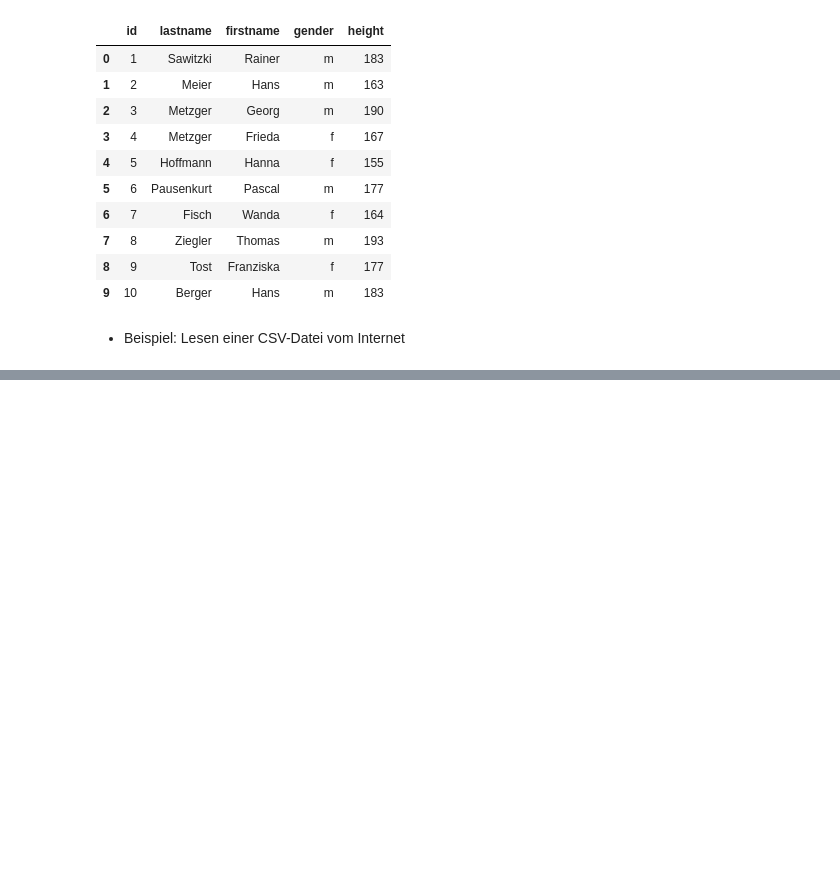
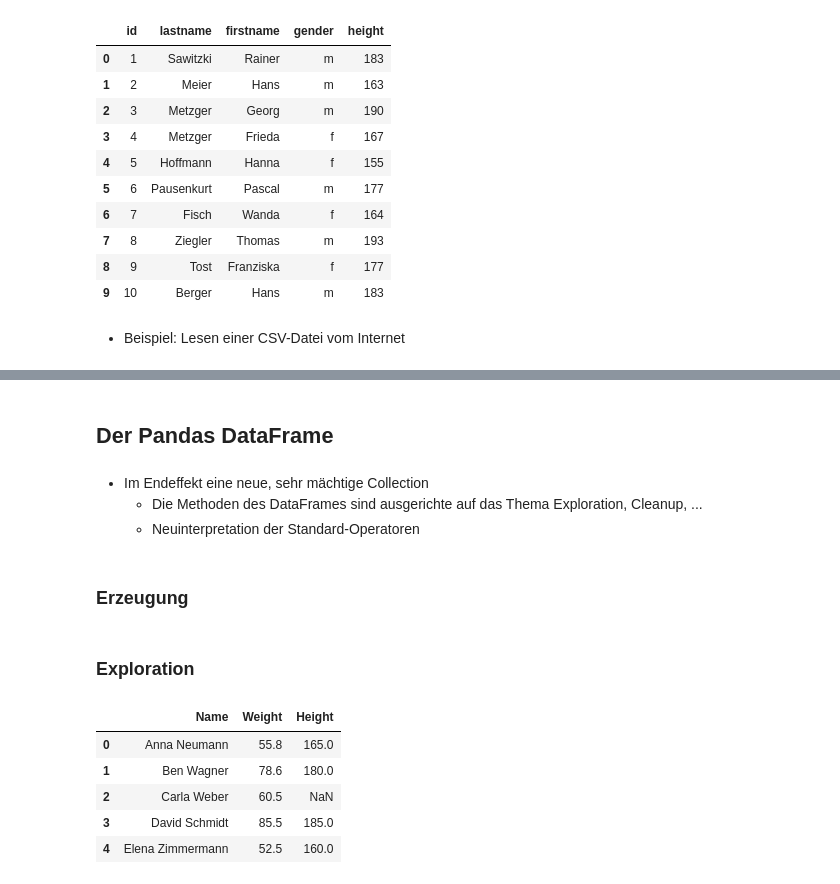
Before and after one commit to Javacream/org.javacream.training.python, a Jupyter notebook: DataAnalysis/first_data_analysis.ipynb, the cells around one changed output, grey strips where cells are left out. Cells and saved outputs as stored; diff of their text form; code cells hidden in the pictures; blank space fills up the shorter version.

Commit message:
Exploration, Erkennen von Lücken in den Daten

```diff
--- a/DataAnalysis/first_data_analysis.ipynb
+++ b/DataAnalysis/first_data_analysis.ipynb
@@ -99,3 +99,24 @@ pd.read_csv('https://raw.githubusercontent.com/lawlesst/vivo-sample-data/refs/he
 | 37 | 2383 | Page, Winnie | Winnie | Page | NaN | PageW@univ.edu | 963.555.9366 | 963.777.3202 | Curator |
 | 38 | 2146 | Sparks, Ezra | Ezra | Sparks | NaN | SparksE@univ.edu | 963.555.9390 | 963.777.9273 | Assistant Professor |
 | 39 | 3958 | Kaufman, Elba | Elba | Kaufman | NaN | KaufmanE@univ.edu | 963.555.9507 | 963.777.3298 | Professor |
+# %% [markdown]
+## Der Pandas DataFrame
+# %% [markdown]
+* Im Endeffekt eine neue, sehr mächtige Collection
+  * Die Methoden des DataFrames sind ausgerichte auf das Thema Exploration, Cleanup, ...
+  * Neuinterpretation der Standard-Operatoren
+# %% [markdown]
+### Erzeugung
+# %%
+df = pd.read_csv('people.csv')
+# %% [markdown]
+### Exploration
+# %%
+df.head()
+# %% [output]
+|  | Name | Weight | Height |
+| 0 | Anna Neumann | 55.8 | 165.0 |
+| 1 | Ben Wagner | 78.6 | 180.0 |
+| 2 | Carla Weber | 60.5 | NaN |
+| 3 | David Schmidt | 85.5 | 185.0 |
+| 4 | Elena Zimmermann | 52.5 | 160.0 |
```
Also changed, not shown: parts of 4 cells of this notebook, 1 other file.
